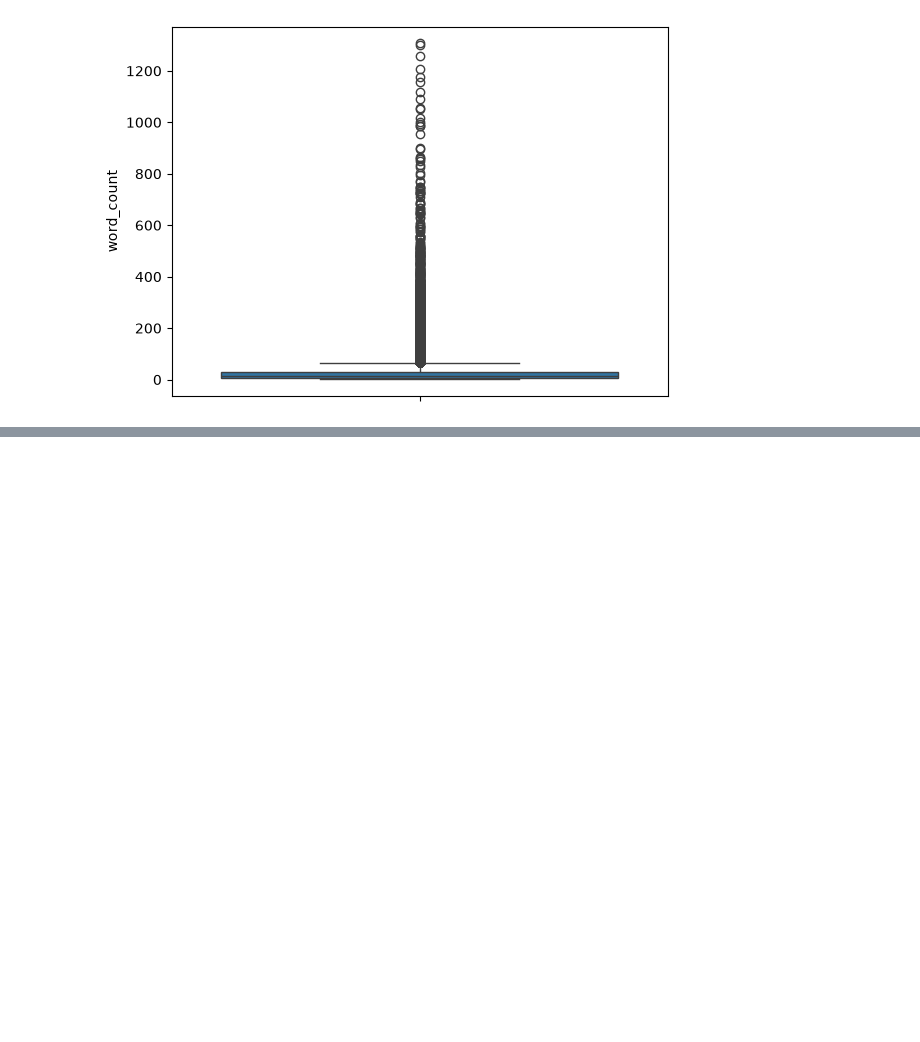
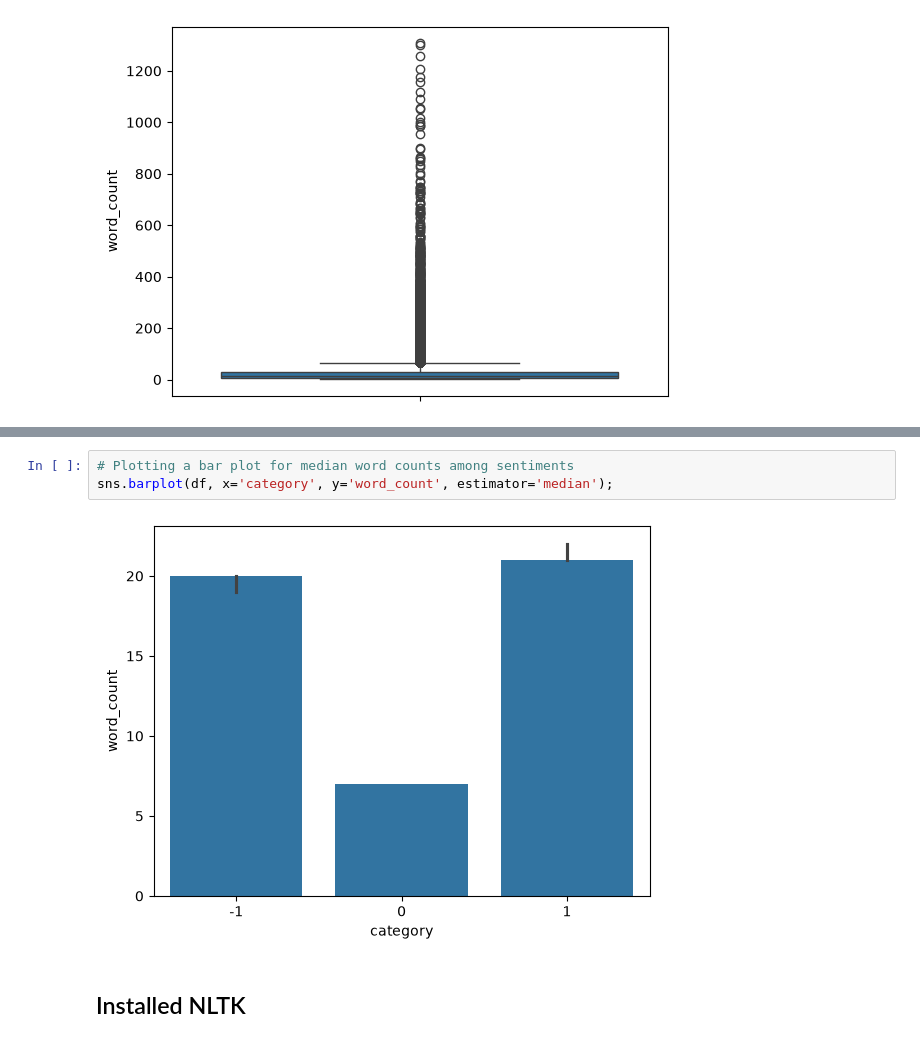
Before and after one commit to HerbertNtim/data-science-lab, a Jupyter notebook: jupyter_works/youtube-sentiment/notebooks/1_Preprocessing_&_EDA.ipynb, the cells around one changed output, grey strips where cells are left out. Saved outputs shown, nothing was run; the diff lists cells and outputs as text; blank space fills up the shorter version.

```diff
--- a/jupyter_works/youtube-sentiment/notebooks/1_Preprocessing_&_EDA.ipynb
+++ b/jupyter_works/youtube-sentiment/notebooks/1_Preprocessing_&_EDA.ipynb
@@ -329,0 +349,7 @@ plt.show()
+# %%
+# Plotting a bar plot for median word counts among sentiments
+sns.barplot(df, x='category', y='word_count', estimator='median');
+# %% [output]
+[figure, added]
+# %% [markdown]
+## Installed NLTK
```
Also changed, not shown: parts of 2 cells of this notebook.
